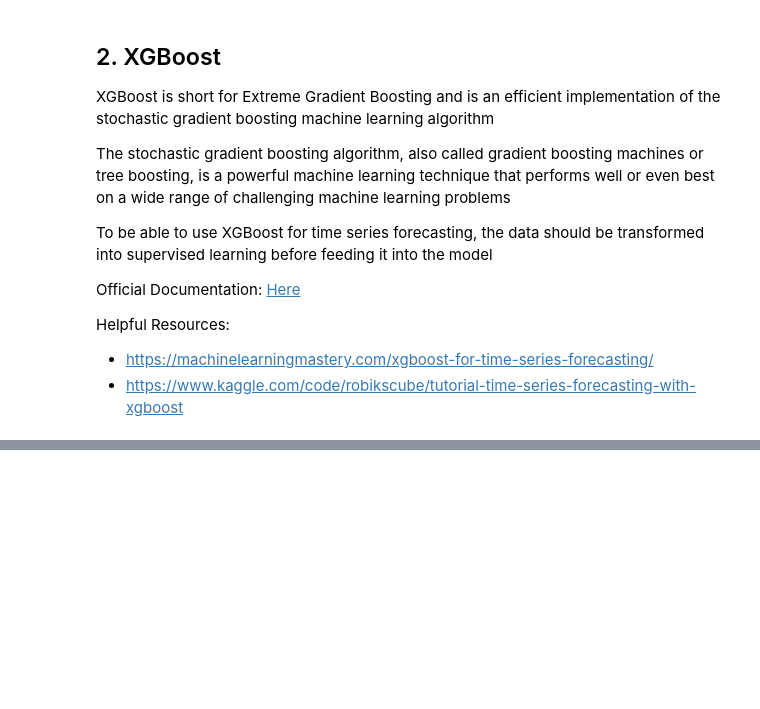
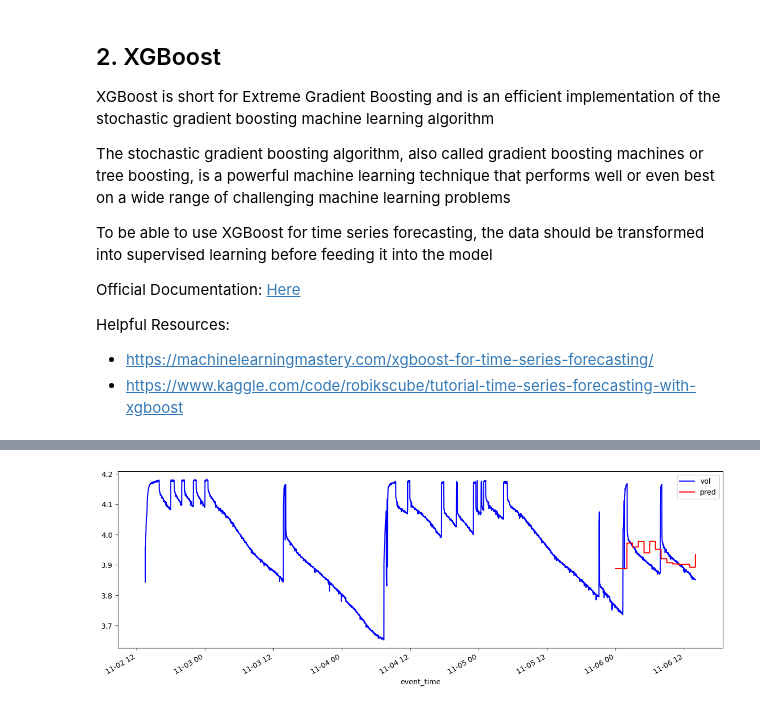
Before and after one commit to aenodehi/Time_Series_Track, a Jupyter notebook: TimeSeriesTrack_XGB.ipynb, the cells around one changed output, grey strips where cells are left out. Saved outputs shown, nothing was run; the diff lists cells and outputs as text; code cells hidden in the pictures; blank space fills up the shorter version.

```diff
--- a/TimeSeriesTrack_XGB.ipynb
+++ b/TimeSeriesTrack_XGB.ipynb
@@ -630,0 +473,3 @@ Run those dates through our feature creation code + lag creation
+# %%
+vol_test.loc[:, 'pred'] = reg.predict(X_test)
+voltage = pd.concat([vol_test, vol_train], sort=False)
@@ -630,0 +486,4 @@ Run those dates through our feature creation code + lag creation
+# %%
+_ = voltage[['vol', 'pred']].plot(figsize=(15, 5), color=['blue', 'red'])
+# %% [output]
+[figure, added]
```
Also changed, not shown: parts of 85 cells of this notebook, 2 other files.
